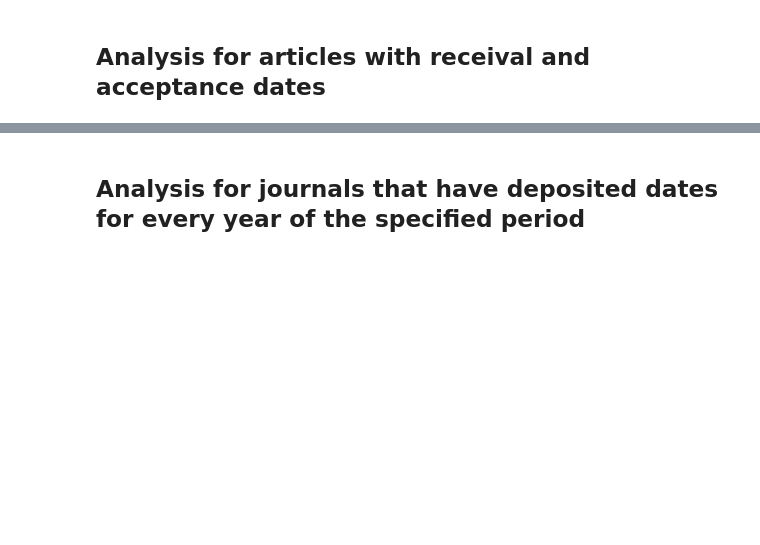
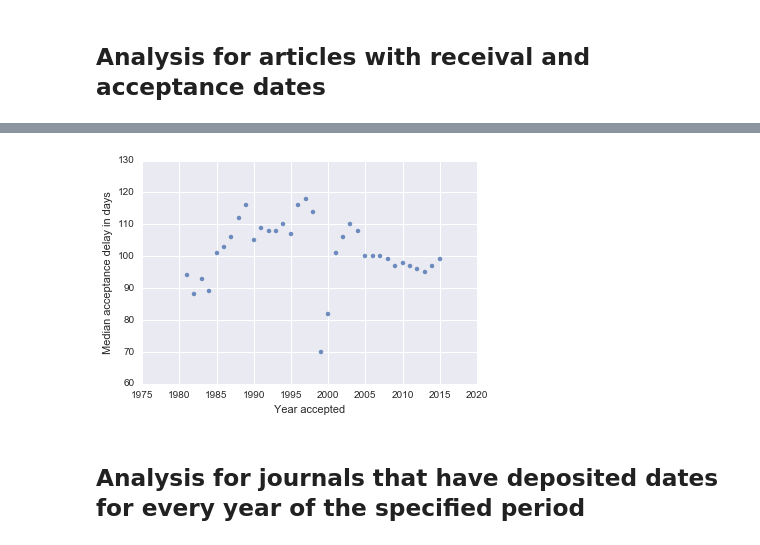
Before and after one commit to dhimmel/delays, a Jupyter notebook: visualize.ipynb, the cells around one changed output, grey strips where cells are left out. Saved outputs shown, nothing was run; the diff lists cells and outputs as text; code cells hidden in the pictures; blank space fills up the shorter version.

```diff
--- a/visualize.ipynb
+++ b/visualize.ipynb
@@ -115,6 +115,14 @@ year_acc_df
 | 48 | 2013 | 423454 | 95.0 | 3253 |
 | 49 | 2014 | 450966 | 97.0 | 3450 |
 | 50 | 2015 | 215050 | 99.0 | 3084 |
+# %%
+# Plot median acceptance delay versus year accepted for years with at least 10 journals
+plot_df = year_acc_df.query('journals >= 10')
+ax = seaborn.regplot('year_accepted', 'acceptance_delay', plot_df, truncate=True, fit_reg=False)
+matplotlib.pyplot.xlabel('Year accepted');
+matplotlib.pyplot.ylabel('Median acceptance delay in days');
+# %% [output]
+[figure, added]
 # %% [markdown]
 ## Analysis for journals that have deposited dates for every year of the specified period
 # %%
```
Also changed, not shown: parts of 4 cells of this notebook.
